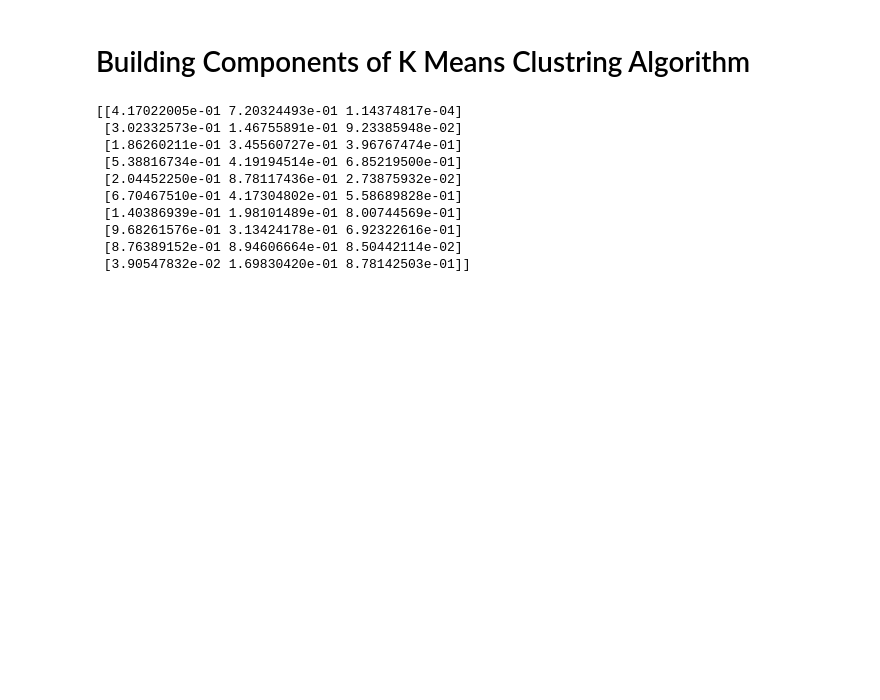
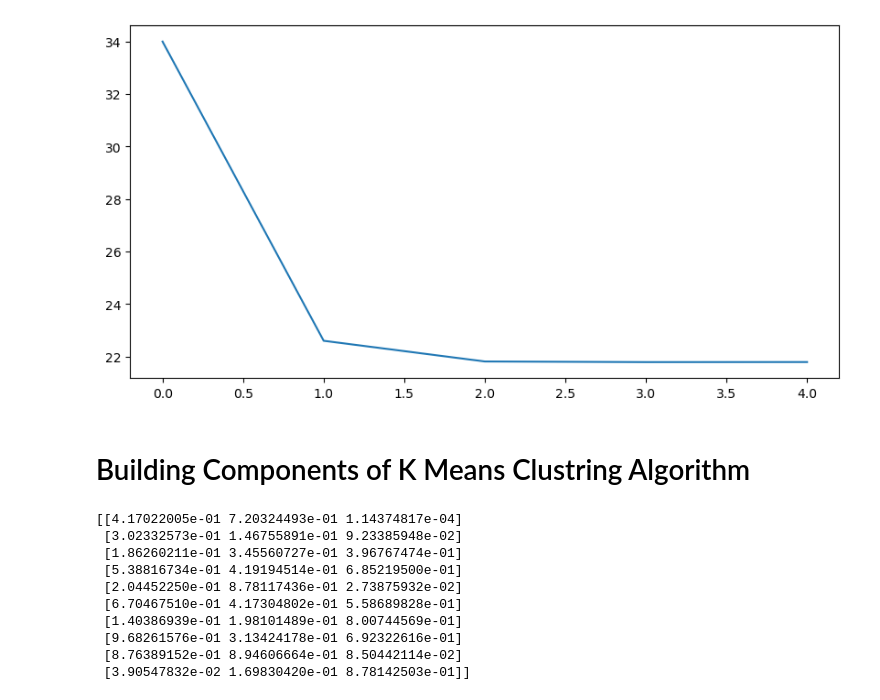
Before and after one commit to jisunxkim/ml_from_scratch, a Jupyter notebook: ml_scratch__kmeans.ipynb, the cells around one changed output. Drawn from its saved outputs; the diff is of its cells as text; code cells hidden in the pictures; blank space fills up the shorter version.

```diff
--- a/ml_scratch__kmeans.ipynb
+++ b/ml_scratch__kmeans.ipynb
@@ -3,0 +6,34 @@ import matplotlib.pylab as plt
+# %%
+# generate data
+n = 2 # features
+m = 100 # samples
+
+data = np.random.random(size=(m,n)) # (m, n)
+data.shape
+
+# nubmer of cluster
+k = 3
+n_iter = 5
+distortion_history = []
+# random centroids
+np.random.seed(1)
+centroids = np.random.choice(data.shape[0], size=k, replace=False)
+centroids = data[centroids] # (k,n)
+
+for epoch in range(n_iter):
+    # distance to the centroids
+    diff = data[:, np.newaxis, :] - centroids # (m, k, n)
+    # norms of the distances sqrt of sum of square the elements in an array
+    norms = np.linalg.norm(diff, axis=2) # (m, k)
+    distortion_history.append(np.sum(np.min(norms, axis=1))) # scalar
+    # print(norms, norms.shape)
+    clusters = np.argmin(norms, axis=1) # (m,)
+    print(clusters)
+
+    # new centroids
+    for cluster in range(k):
+        centroids[cluster] = np.mean(data[clusters == cluster], axis= 0)
+
+    print("new centroids:\n", centroids)
+
+print("distortion: \n", distortion_history)
@@ -4,3 +58,9 @@ import matplotlib.pylab as plt
+# %%
+plt.figure(figsize=(10,5))
+plt.plot(distortion_history)
+plt.show()
+# %% [output]
+[figure, added]
 # %% [markdown]
 # Building Components of K Means Clustring Algorithm
 # %%
```
Also changed, not shown: parts of 2 cells of this notebook, 3 other files.
